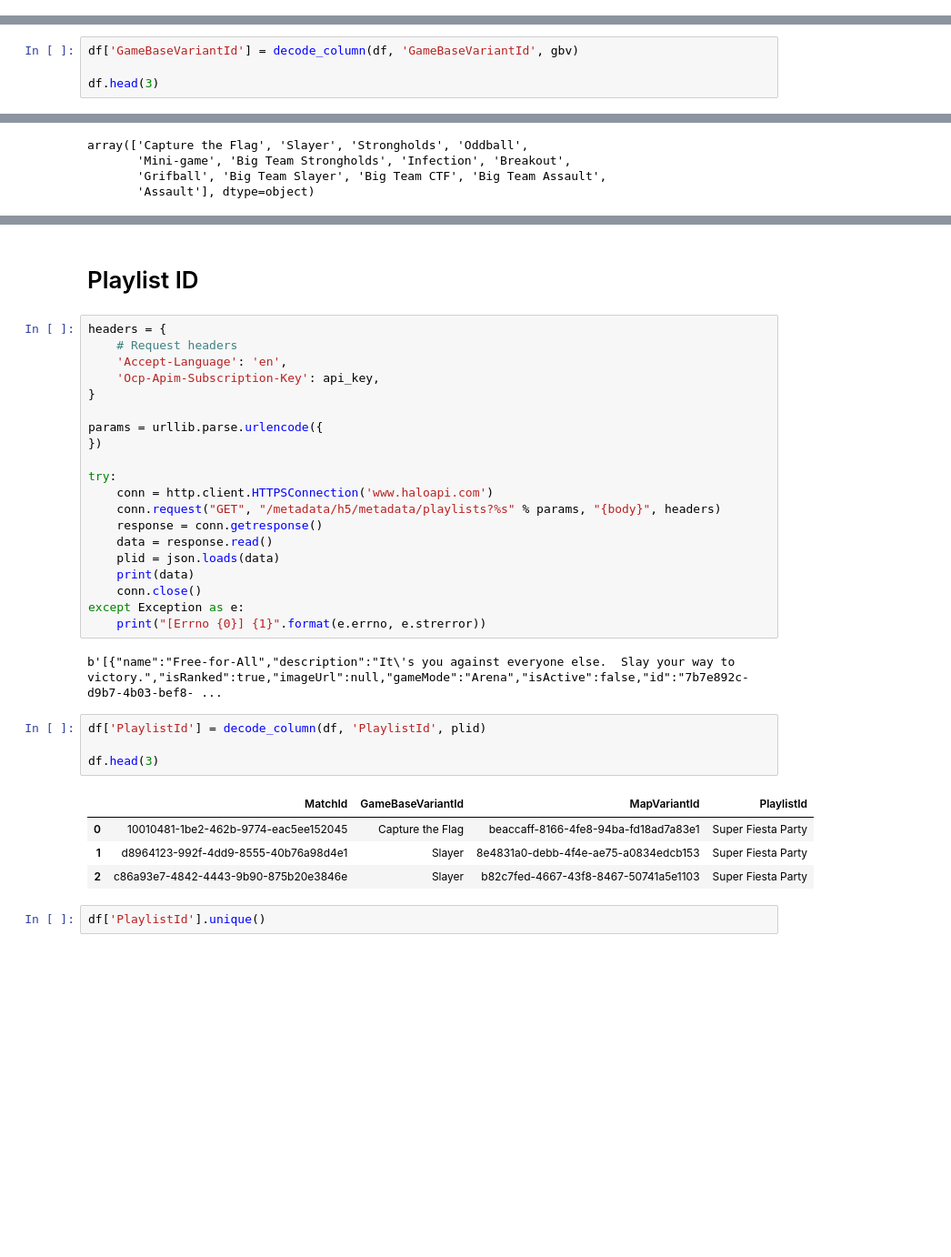
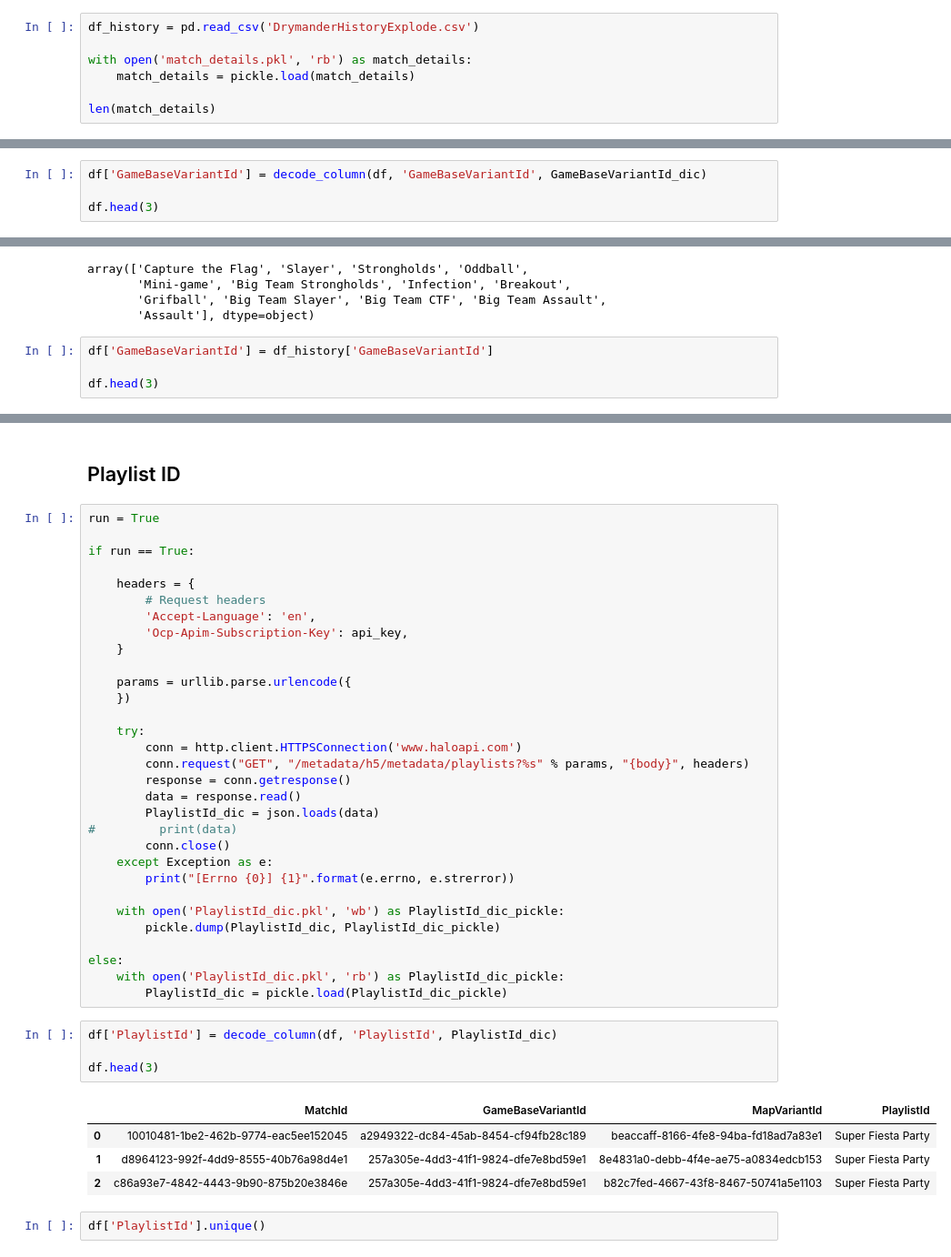
Before and after one commit to Drymander/Capstone-Halo-5, a Jupyter notebook: Compile Modeling Dataframe.ipynb, the cells around one changed output, grey strips where cells are left out. Shown: that part at 91% size. Cells and saved outputs as stored; diff of their text form; blank space fills up the shorter version.

```diff
--- a/Compile Modeling Dataframe.ipynb
+++ b/Compile Modeling Dataframe.ipynb
@@ -120,0 +119,7 @@ df_history = pd.read_csv('DrymanderHistoryExplode.csv')
+# %%
+df_history = pd.read_csv('DrymanderHistoryExplode.csv')
+
+with open('match_details.pkl', 'rb') as match_details:
+    match_details = pickle.load(match_details)
+
+len(match_details)
@@ -279,5 +261,5 @@ b'[{"name":"Strongholds","internalName":"Strongholds","iconUrl":"https://content
 # %%
-df['GameBaseVariantId'] = decode_column(df, 'GameBaseVariantId', gbv)
+df['GameBaseVariantId'] = decode_column(df, 'GameBaseVariantId', GameBaseVariantId_dic)
 
 df.head(3)
 # %% [output]
@@ -292,3 +274,7 @@ array(['Capture the Flag', 'Slayer', 'Strongholds', 'Oddball',
        'Mini-game', 'Big Team Strongholds', 'Infection', 'Breakout',
        'Grifball', 'Big Team Slayer', 'Big Team CTF', 'Big Team Assault',
        'Assault'], dtype=object)
+# %%
+df['GameBaseVariantId'] = df_history['GameBaseVariantId']
+
+df.head(3)
@@ -295,36 +286,45 @@ array(['Capture the Flag', 'Slayer', 'Strongholds', 'Oddball',
 # %% [markdown]
-# Playlist ID
+## Playlist ID
 # %%
-headers = {
-    # Request headers
-    'Accept-Language': 'en',
-    'Ocp-Apim-Subscription-Key': api_key,
-}
+run = True
 
-params = urllib.parse.urlencode({
-})
+if run == True:
 
-try:
-    conn = http.client.HTTPSConnection('www.haloapi.com')
-    conn.request("GET", "/metadata/h5/metadata/playlists?%s" % params, "{body}", headers)
-    response = conn.getresponse()
-    data = response.read()
-    plid = json.loads(data)
-    print(data)
-    conn.close()
-except Exception as e:
-    print("[Errno {0}] {1}".format(e.errno, e.strerror))
+    headers = {
+        # Request headers
+        'Accept-Language': 'en',
+        'Ocp-Apim-Subscription-Key': api_key,
+    }
+
+    params = urllib.parse.urlencode({
+    })
+
+    try:
+        conn = http.client.HTTPSConnection('www.haloapi.com')
+        conn.request("GET", "/metadata/h5/metadata/playlists?%s" % params, "{body}", headers)
+        response = conn.getresponse()
+        data = response.read()
+        PlaylistId_dic = json.loads(data)
+#         print(data)
+        conn.close()
+    except Exception as e:
+        print("[Errno {0}] {1}".format(e.errno, e.strerror))
+
+    with open('PlaylistId_dic.pkl', 'wb') as PlaylistId_dic_pickle:
+        pickle.dump(PlaylistId_dic, PlaylistId_dic_pickle)
+
+else:
+    with open('PlaylistId_dic.pkl', 'rb') as PlaylistId_dic_pickle:
+        PlaylistId_dic = pickle.load(PlaylistId_dic_pickle)
-# %% [output]
-b'[{"name":"Free-for-All","description":"It\'s you against everyone else.  Slay your way to victory.","isRanked":true,"imageUrl":null,"gameMode":"Arena","isActive":false,"id":"7b7e892c-d9b7-4b03-bef8- ...
 # %%
-df['PlaylistId'] = decode_column(df, 'PlaylistId', plid)
+df['PlaylistId'] = decode_column(df, 'PlaylistId', PlaylistId_dic)
 
 df.head(3)
 # %% [output]
 |  | MatchId | GameBaseVariantId | MapVariantId | PlaylistId |
-| 0 | 10010481-1be2-462b-9774-eac5ee152045 | Capture the Flag | beaccaff-8166-4fe8-94ba-fd18ad7a83e1 | Super Fiesta Party |
-| 1 | d8964123-992f-4dd9-8555-40b76a98d4e1 | Slayer | 8e4831a0-debb-4f4e-ae75-a0834edcb153 | Super Fiesta Party |
-| 2 | c86a93e7-4842-4443-9b90-875b20e3846e | Slayer | b82c7fed-4667-43f8-8467-50741a5e1103 | Super Fiesta Party |
+| 0 | 10010481-1be2-462b-9774-eac5ee152045 | a2949322-dc84-45ab-8454-cf94fb28c189 | beaccaff-8166-4fe8-94ba-fd18ad7a83e1 | Super Fiesta Party |
+| 1 | d8964123-992f-4dd9-8555-40b76a98d4e1 | 257a305e-4dd3-41f1-9824-dfe7e8bd59e1 | 8e4831a0-debb-4f4e-ae75-a0834edcb153 | Super Fiesta Party |
+| 2 | c86a93e7-4842-4443-9b90-875b20e3846e | 257a305e-4dd3-41f1-9824-dfe7e8bd59e1 | b82c7fed-4667-43f8-8467-50741a5e1103 | Super Fiesta Party |
 # %%
 df['PlaylistId'].unique()
 # %% [output]
```
Also changed, not shown: parts of 122 cells of this notebook, 7 other files.
